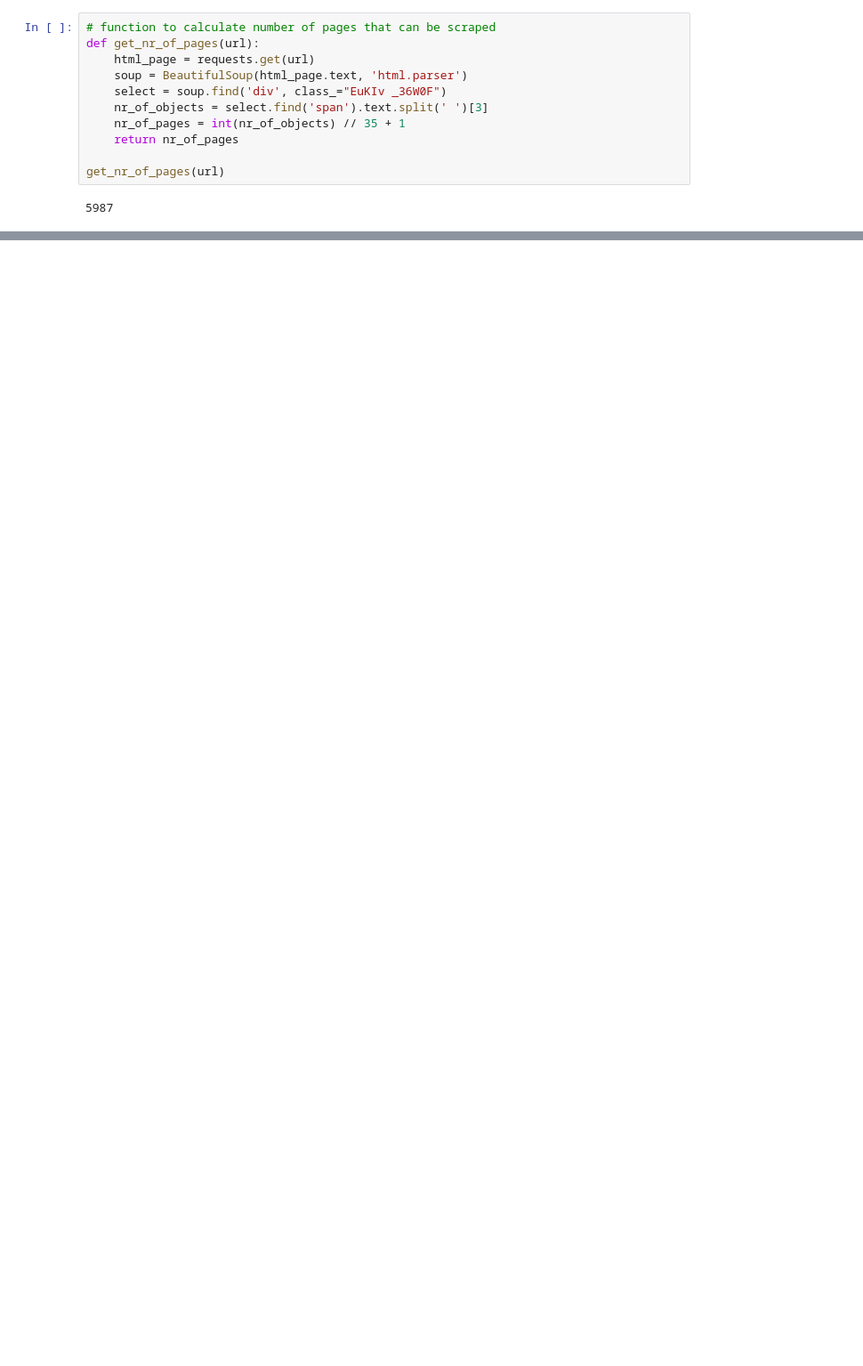
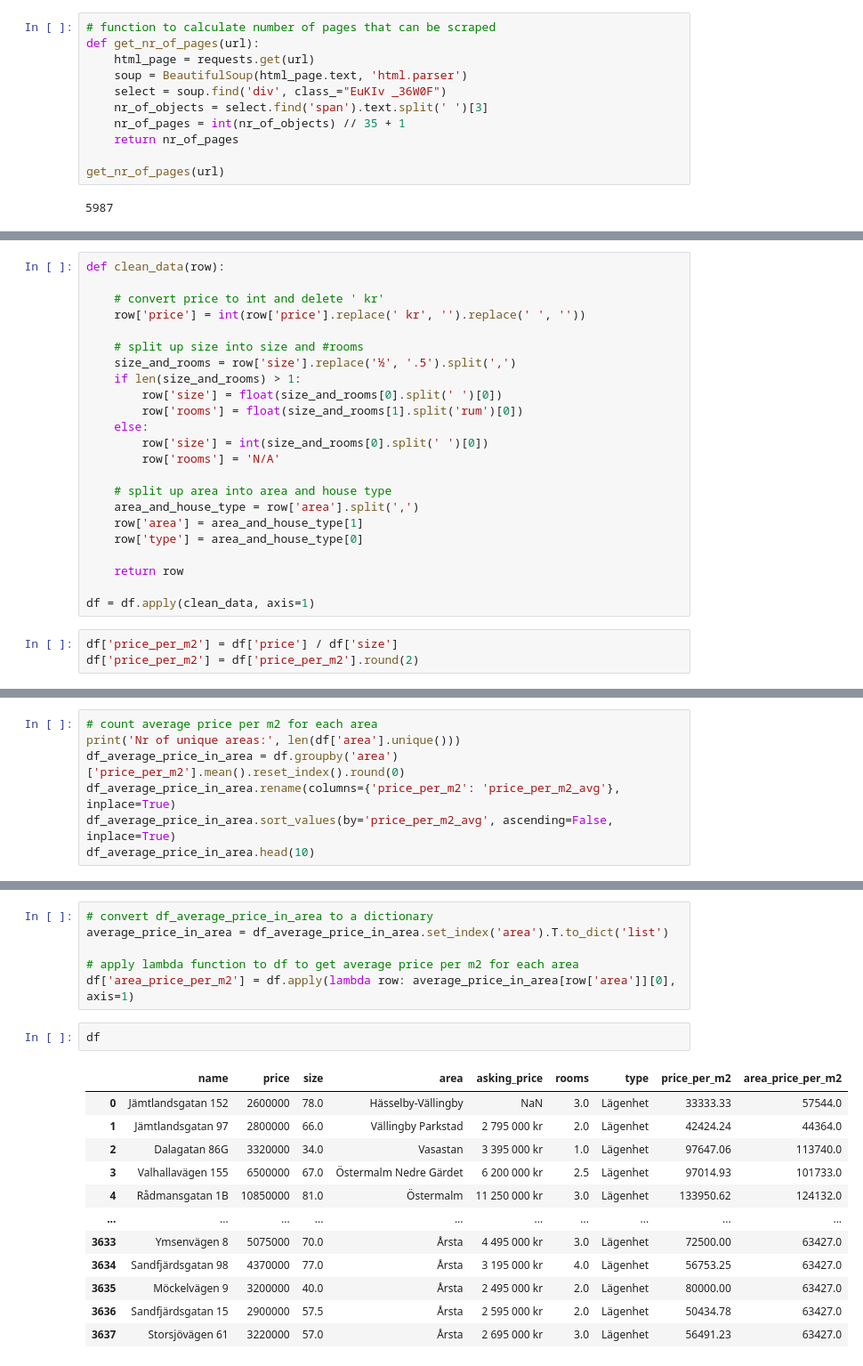
Before and after one commit to EricJohanssoon/house_price_predictor, a Jupyter notebook: housing_prices.ipynb, the cells around one changed output, grey strips where cells are left out. Shown at 89% size. Saved outputs shown, nothing was run; the diff lists cells and outputs as text; blank space fills up the shorter version.

```diff
--- a/housing_prices.ipynb
+++ b/housing_prices.ipynb
@@ -263,0 +146,26 @@ Senaste fyra veckorna
+# %%
+def clean_data(row):
+
+    # convert price to int and delete ' kr'
+    row['price'] = int(row['price'].replace(' kr', '').replace(' ', ''))
+
+    # split up size into size and #rooms
+    size_and_rooms = row['size'].replace('½', '.5').split(',')
+    if len(size_and_rooms) > 1:
+        row['size'] = float(size_and_rooms[0].split(' ')[0])
+        row['rooms'] = float(size_and_rooms[1].split('rum')[0])
+    else:
+        row['size'] = int(size_and_rooms[0].split(' ')[0])
+        row['rooms'] = 'N/A'
+
+    # split up area into area and house type
+    area_and_house_type = row['area'].split(',')
+    row['area'] = area_and_house_type[1]
+    row['type'] = area_and_house_type[0]
+
+    return row
+
+df = df.apply(clean_data, axis=1)
+# %%
+df['price_per_m2'] = df['price'] / df['size']
+df['price_per_m2'] = df['price_per_m2'].round(2)
@@ -263,0 +192,7 @@ Senaste fyra veckorna
+# %%
+# count average price per m2 for each area
+print('Nr of unique areas:', len(df['area'].unique()))
+df_average_price_in_area = df.groupby('area')['price_per_m2'].mean().reset_index().round(0)
+df_average_price_in_area.rename(columns={'price_per_m2': 'price_per_m2_avg'}, inplace=True)
+df_average_price_in_area.sort_values(by='price_per_m2_avg', ascending=False, inplace=True)
+df_average_price_in_area.head(10)
@@ -263,0 +212,21 @@ Senaste fyra veckorna
+# %%
+# convert df_average_price_in_area to a dictionary
+average_price_in_area = df_average_price_in_area.set_index('area').T.to_dict('list')
+
+# apply lambda function to df to get average price per m2 for each area
+df['area_price_per_m2'] = df.apply(lambda row: average_price_in_area[row['area']][0], axis=1)
+# %%
+df
+# %% [output]
+|  | name | price | size | area | asking_price | rooms | type | price_per_m2 | area_price_per_m2 |
+| 0 | Jämtlands­gatan 152 | 2600000 | 78.0 | Hässelby-Vällingby | NaN | 3.0 | Lägenhet | 33333.33 | 57544.0 |
+| 1 | Jämtlands­gatan 97 | 2800000 | 66.0 | Vällingby Parkstad | 2 795 000 kr | 2.0 | Lägenhet | 42424.24 | 44364.0 |
+| 2 | Dala­gatan 86G | 3320000 | 34.0 | Vasastan | 3 395 000 kr | 1.0 | Lägenhet | 97647.06 | 113740.0 |
+| 3 | Valhalla­vägen 155 | 6500000 | 67.0 | Östermalm Nedre Gärdet | 6 200 000 kr | 2.5 | Lägenhet | 97014.93 | 101733.0 |
+| 4 | Rådmans­gatan 1B | 10850000 | 81.0 | Östermalm | 11 250 000 kr | 3.0 | Lägenhet | 133950.62 | 124132.0 |
+| ... | ... | ... | ... | ... | ... | ... | ... | ... | ... |
+| 3633 | Ymsen­vägen 8 | 5075000 | 70.0 | Årsta | 4 495 000 kr | 3.0 | Lägenhet | 72500.00 | 63427.0 |
+| 3634 | Sandfjärds­gatan 98 | 4370000 | 77.0 | Årsta | 3 195 000 kr | 4.0 | Lägenhet | 56753.25 | 63427.0 |
+| 3635 | Möckel­vägen 9 | 3200000 | 40.0 | Årsta | 2 495 000 kr | 2.0 | Lägenhet | 80000.00 | 63427.0 |
+| 3636 | Sandfjärds­gatan 15 | 2900000 | 57.5 | Årsta | 2 595 000 kr | 2.0 | Lägenhet | 50434.78 | 63427.0 |
+| 3637 | Storsjövägen 61 | 3220000 | 57.0 | Årsta | 2 695 000 kr | 3.0 | Lägenhet | 56491.23 | 63427.0 |
```
Also changed, not shown: parts of 36 cells of this notebook, 1 other file.
